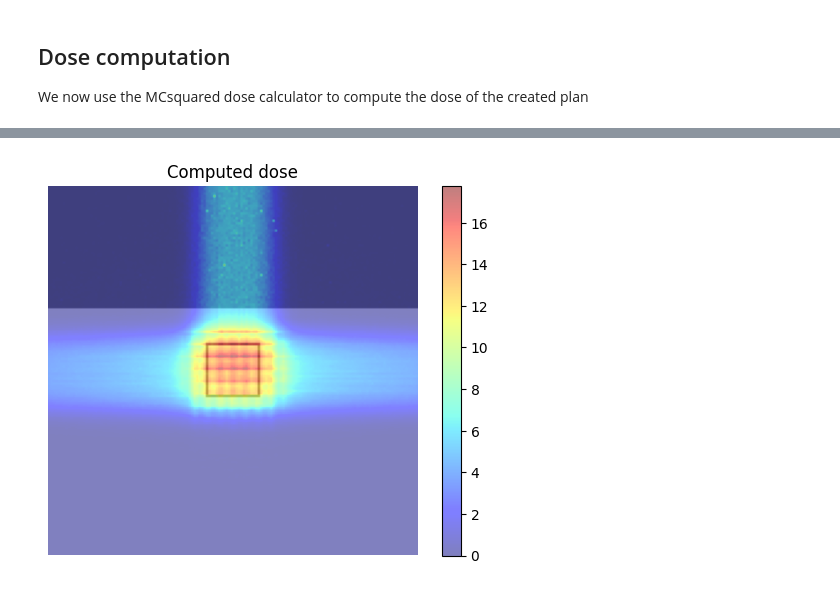
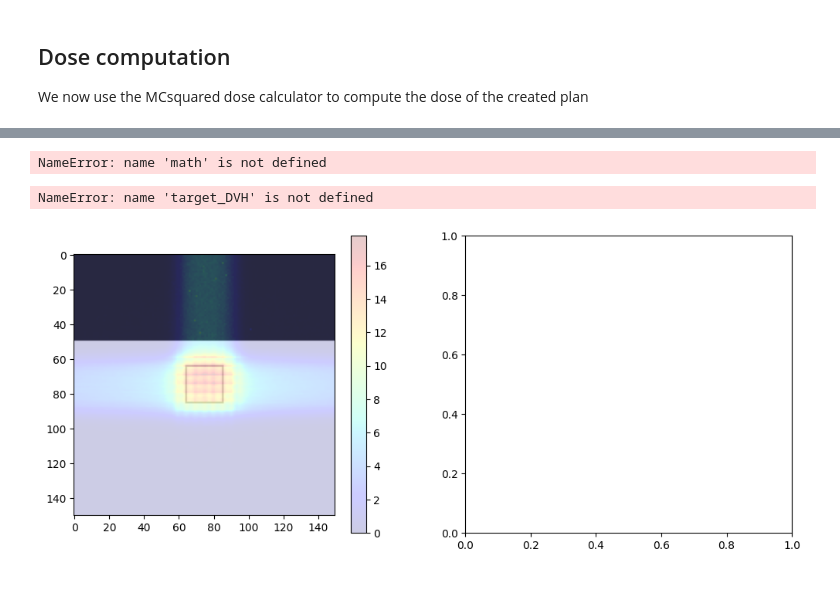
Before and after one commit to jinkoo2/opentps2, a Jupyter notebook: opentps_core/opentps/core/examples/doseComputation/SimpleDoseCalculation.ipynb, the cells around one changed output, grey strips where cells are left out. Cells and saved outputs as stored; diff of their text form; code cells hidden in the pictures.

Commit message:
add notebooks Rigid and segmentation + dvh dose

```diff
--- a/opentps_core/opentps/core/examples/doseComputation/SimpleDoseCalculation.ipynb
+++ b/opentps_core/opentps/core/examples/doseComputation/SimpleDoseCalculation.ipynb
@@ -152,12 +137,27 @@ img_dose = img_dose.imageArray[:, :, Z_coord].transpose(1, 0)
-# %%
-plt.imshow(img_ct, cmap='gray')
-plt.imshow(img_mask, cmap='binary',alpha=.5)
-dose = plt.imshow(img_dose, cmap='jet',alpha=.5)
-
-plt.colorbar(dose)
-plt.title("Computed dose")
-plt.axis('off')
-
-plt.show()
-# %% [output]
-[figure, removed]
+# %%
+img_dose = resampleImage3DOnImage3D(doseImage, ct)
+img_dose = img_dose.imageArray[:, :, Z_coord].transpose(1, 0)
+scoringSpacing = [2, 2, 2]
+scoringGridSize = [int(math.floor(i / j * k)) for i, j, k in zip([150,150,150], scoringSpacing, [1,1,1])]
+roiResampled = resampleImage3D(roi, origin=ct.origin, gridSize=scoringGridSize, spacing=scoringSpacing)
+target_DVH = DVH(roiResampled, doseImage)
+# %% [output]
+NameError: name 'math' is not defined
+# %%
+fig, ax = plt.subplots(1, 2, figsize=(12, 5))
+#ax[0].axes.get_xaxis().set_visible(False)
+#ax[0].axes.get_yaxis().set_visible(False)
+ax[0].imshow(img_ct, cmap='gray')
+ax[0].imshow(img_mask, alpha=.2, cmap='binary')  # PTV
+dose = ax[0].imshow(img_dose, cmap='jet', alpha=.2)
+plt.colorbar(dose, ax=ax[0])
+ax[1].plot(target_DVH.histogram[0], target_DVH.histogram[1], label=target_DVH.name)
+ax[1].set_xlabel("Dose (Gy)")
+ax[1].set_ylabel("Volume (%)")
+plt.grid(True)
+plt.legend()
+
+plt.show()
+# %% [output]
+NameError: name 'target_DVH' is not defined
+[figure, added]
```
Also changed, not shown: parts of 5 cells of this notebook, 2 other files.
